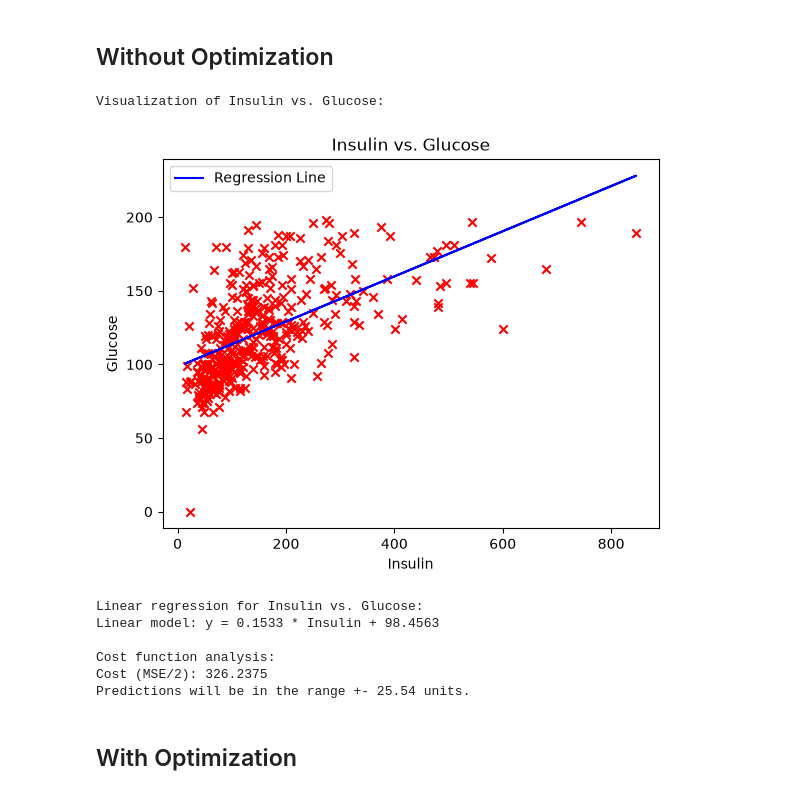
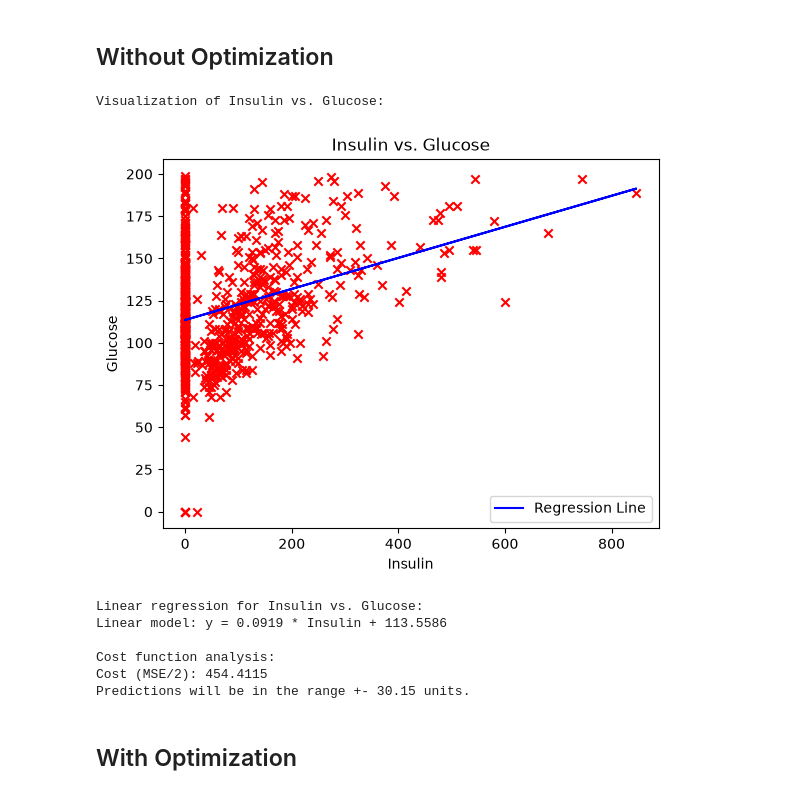
Before and after one commit to infiniteloop22/LinearRegressionModel, a Jupyter notebook: src/LinearRegression.ipynb, the cells around one changed output. Saved outputs shown, nothing was run; the diff lists cells and outputs as text; code cells hidden in the pictures.

```diff
--- a/src/LinearRegression.ipynb
+++ b/src/LinearRegression.ipynb
@@ -114,7 +114,6 @@ import pandas as pd
 
 def load_data(file_path):
     df = pd.read_csv(file_path)
-    df = df[df["Insulin"] > 0] # remove zeros
     insulin = df["Insulin"].values
     glucose = df["Glucose"].values
     return insulin, glucose
@@ -155,40 +154,40 @@ def sum_squared_errors(y, prediction):
 def cost_function(y, prediction):
     m = len(y)
     cost = sum_squared_errors(y, prediction) / (2 * m)
     return cost
 
 def main():
     insulin, glucose = load_data("diabetes.csv")
 
     print("Visualization of Insulin vs. Glucose:\n")
     slope, intercept = linear_regression(insulin, glucose)
     prediction = predict(insulin, slope, intercept)
     visualize(insulin, glucose, slope, intercept)
 
     print("Linear regression for Insulin vs. Glucose:")
     print(f"Linear model: y = {slope:.4f} * Insulin + {intercept:.4f}")
 
     print("\nCost function analysis:")
     cost = cost_function(glucose, prediction)
     print(f"Cost (MSE/2): {cost:.4f}")
 
     print(f"Predictions will be in the range +- {(np.sqrt(cost * 2)):.2f} units.")
 
     #print("Manual prediction:")
     #test_insulin = 150
     #print(f"For Insulin = {test_insulin}: Predicted Glucose = {predict(test_insulin, slope, intercept):.2f}")
 
 if __name__ == "__main__":
     main()
 # %% [output]
 Visualization of Insulin vs. Glucose:
-[figure, old version]
+[figure, new version]
 Linear regression for Insulin vs. Glucose:
-Linear model: y = 0.1533 * Insulin + 98.4563
+Linear model: y = 0.0919 * Insulin + 113.5586
 
 Cost function analysis:
-Cost (MSE/2): 326.2375
-Predictions will be in the range +- 25.54 units.
+Cost (MSE/2): 454.4115
+Predictions will be in the range +- 30.15 units.
 # %% [markdown]
 ## With Optimization
 # %%
```
Also changed, not shown: parts of 1 cell of this notebook.
